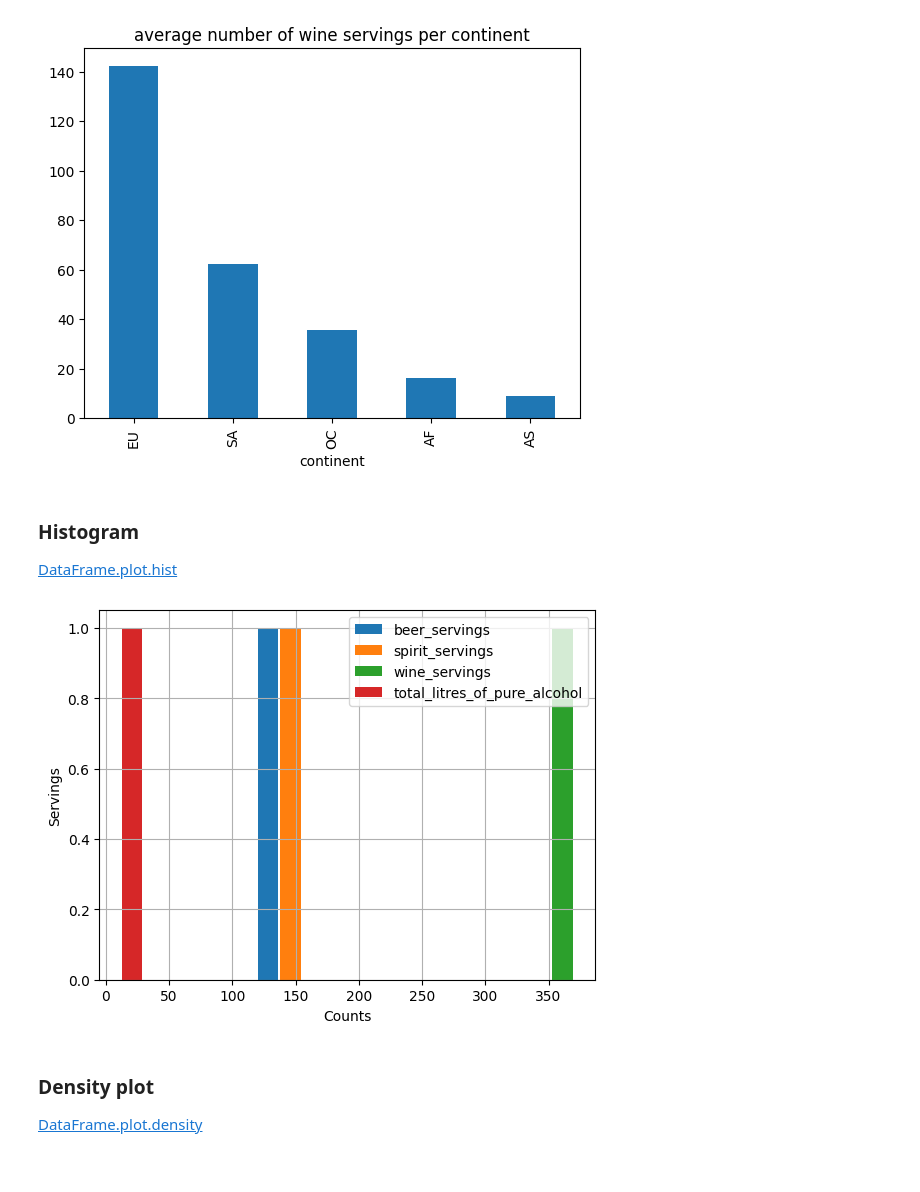
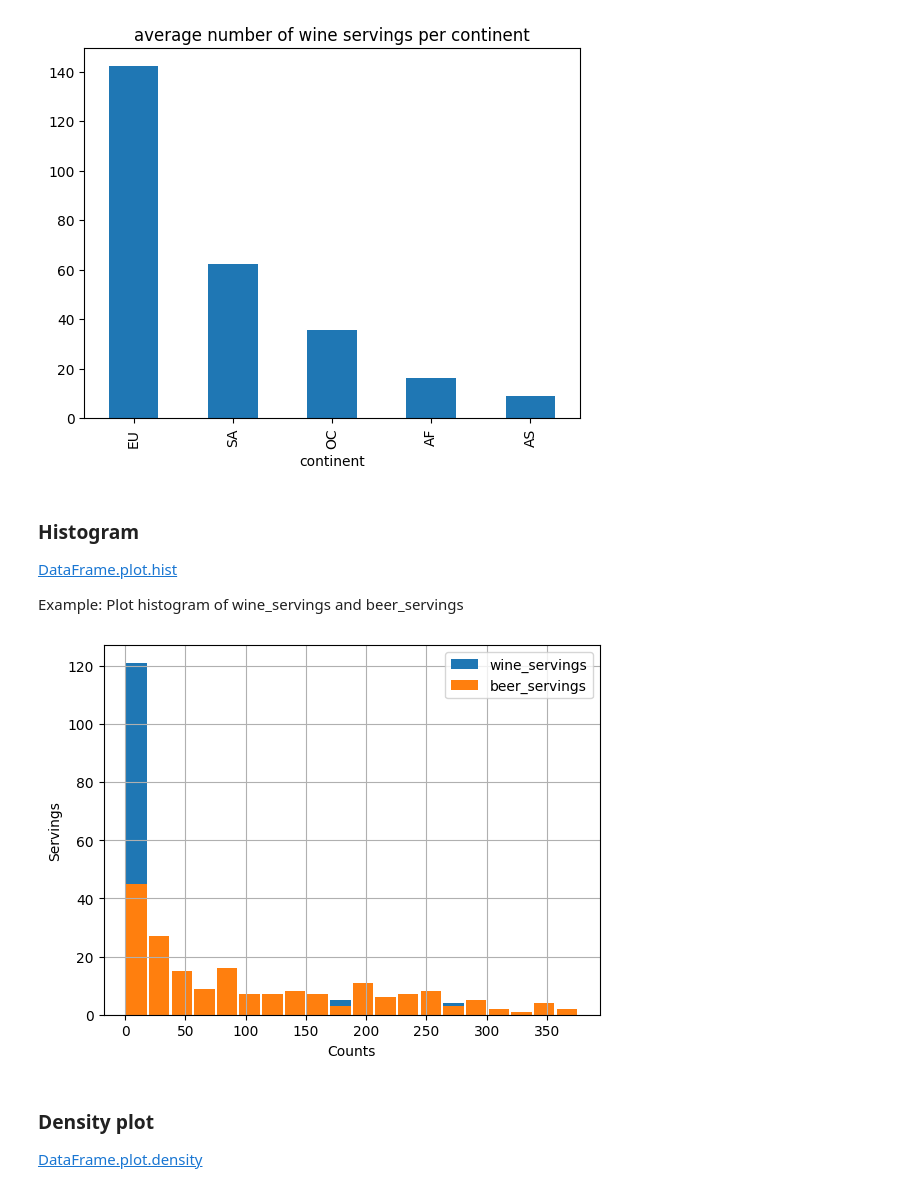
Before and after one commit to ProgressBG-Python-Course/JupyterNotebooksExamples, a Jupyter notebook: Notebooks/matplotlib_pandas_seaborn/pandas_and_mpl.ipynb, the cells around one changed output. Drawn from its saved outputs; the diff is of its cells as text; code cells hidden in the pictures.

```diff
--- a/Notebooks/matplotlib_pandas_seaborn/pandas_and_mpl.ipynb
+++ b/Notebooks/matplotlib_pandas_seaborn/pandas_and_mpl.ipynb
@@ -174,15 +177,18 @@ df.groupby('continent').wine_servings.mean().round(2).sort_values(ascending=Fals
 ### Histogram
 
 [DataFrame.plot.hist](https://pandas.pydata.org/pandas-docs/stable/generated/pandas.DataFrame.plot.hist.html)
+
+Example: Plot histogram of wine_servings and beer_servings
+# %%
+wine_and_beer = df.loc[:,['wine_servings','beer_servings']]
 # %%
-# histogram of wine servings in france
-fr = df[df['country'] == 'France']
-fr.plot.hist(bins=20, rwidth=0.9)
+# histogram of wine servings
+wine_and_beer.plot.hist(bins=20,rwidth=0.9)
 plt.xlabel('Counts')
 plt.ylabel('Servings')
 plt.grid()
 # %% [output]
-[figure, old version]
+[figure, new version]
 # %% [markdown]
 ### Density plot
 
```
Also changed, not shown: parts of 9 cells of this notebook, 5 other files.
